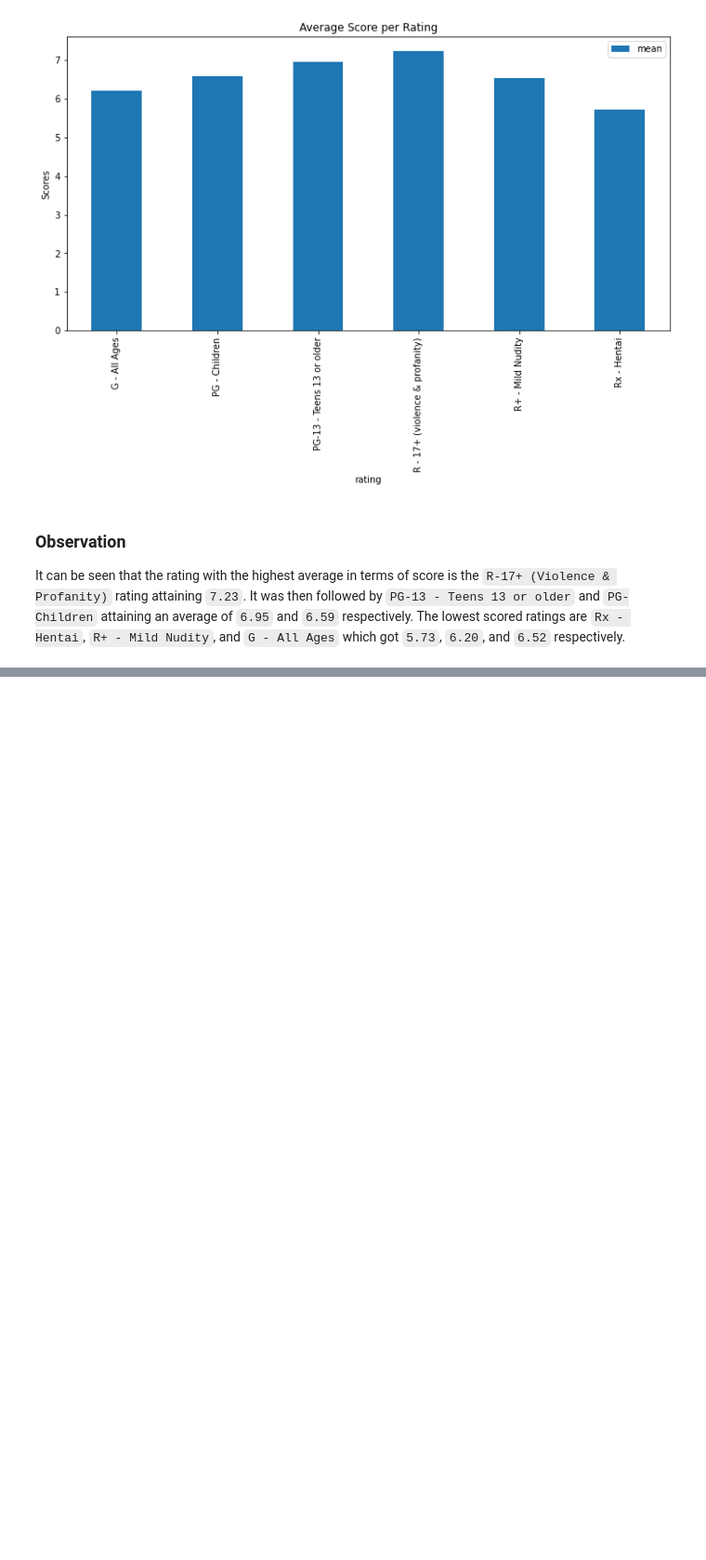
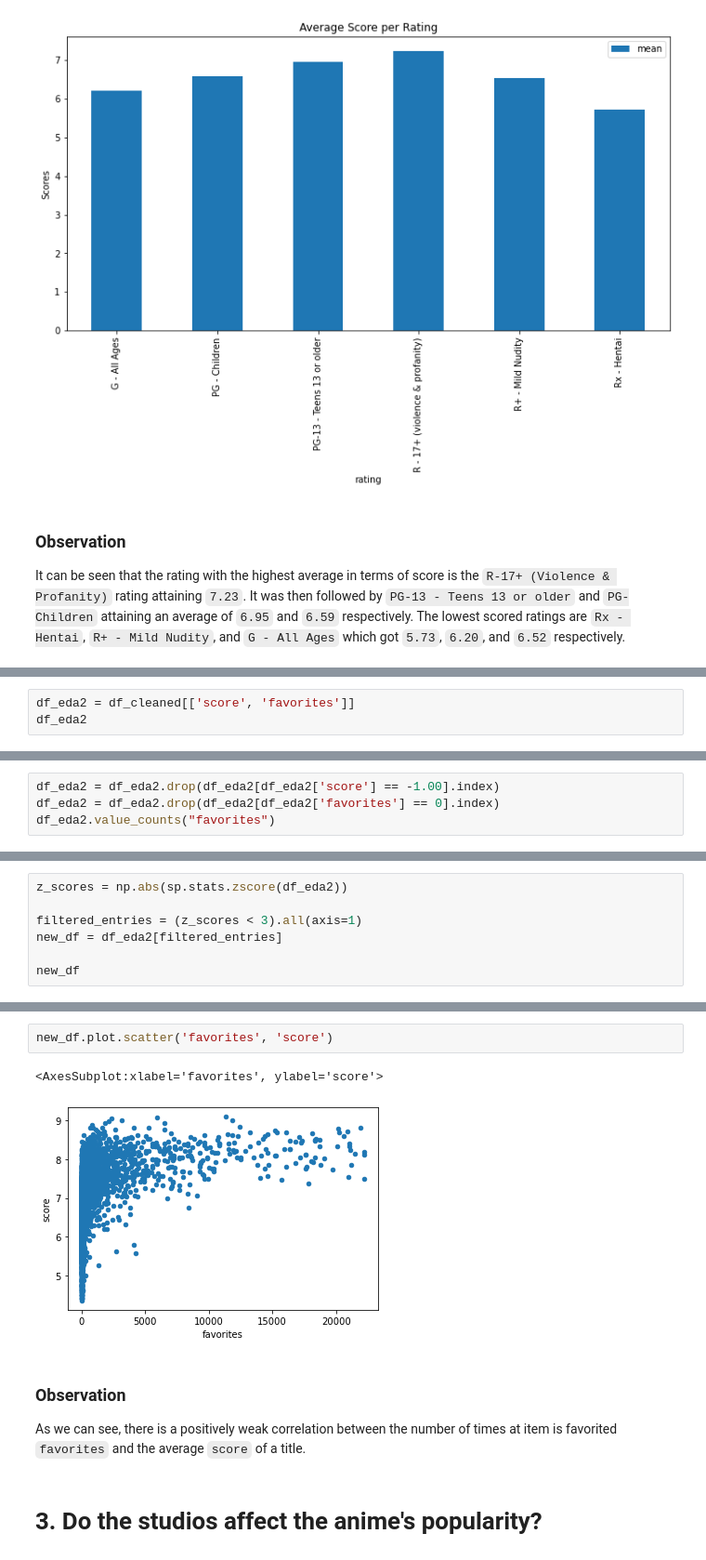
Before and after one commit to gavindizon/CSMODEL, a Jupyter notebook: Project 1 - Statistical Inference/CSMODEL-Project1-S14-Group#9.ipynb, the cells around one changed output, grey strips where cells are left out. Shown at 93% size. Cells and saved outputs as stored; diff of their text form; blank space fills up the shorter version.

```diff
--- a/Project 1 - Statistical Inference/CSMODEL-Project1-S14-Group#9.ipynb
+++ b/Project 1 - Statistical Inference/CSMODEL-Project1-S14-Group#9.ipynb
@@ -192,0 +211,3 @@ In terms of evaluating the rating and scores, there will be two questions:
+# %%
+df_eda2 = df_cleaned[['score', 'favorites']]
+df_eda2
@@ -192,0 +228,4 @@ In terms of evaluating the rating and scores, there will be two questions:
+# %%
+df_eda2 = df_eda2.drop(df_eda2[df_eda2['score'] == -1.00].index)
+df_eda2 = df_eda2.drop(df_eda2[df_eda2['favorites'] == 0].index)
+df_eda2.value_counts("favorites")
@@ -192,0 +250,7 @@ In terms of evaluating the rating and scores, there will be two questions:
+# %%
+z_scores = np.abs(sp.stats.zscore(df_eda2))
+
+filtered_entries = (z_scores < 3).all(axis=1)
+new_df = df_eda2[filtered_entries]
+
+new_df
@@ -192,0 +283,11 @@ In terms of evaluating the rating and scores, there will be two questions:
+# %%
+new_df.plot.scatter('favorites', 'score')
+# %% [output]
+<AxesSubplot:xlabel='favorites', ylabel='score'>
+[figure, added]
+# %% [markdown]
+### Observation
+
+As we can see, there is a positively weak correlation between the number of times at item is favorited `favorites` and the average `score` of a title.
+# %% [markdown]
+# 3. Do the studios affect the anime's popularity?
```
Also changed, not shown: parts of 35 cells of this notebook, 1 other file.
